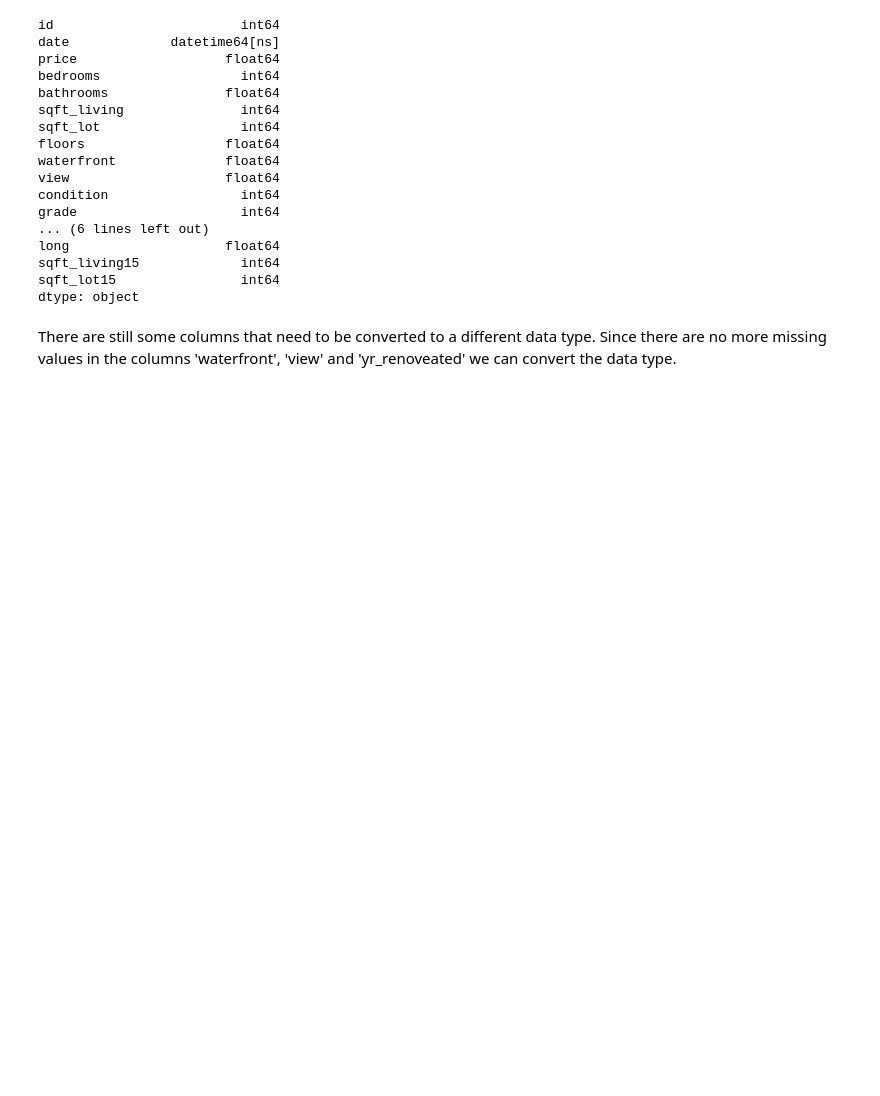
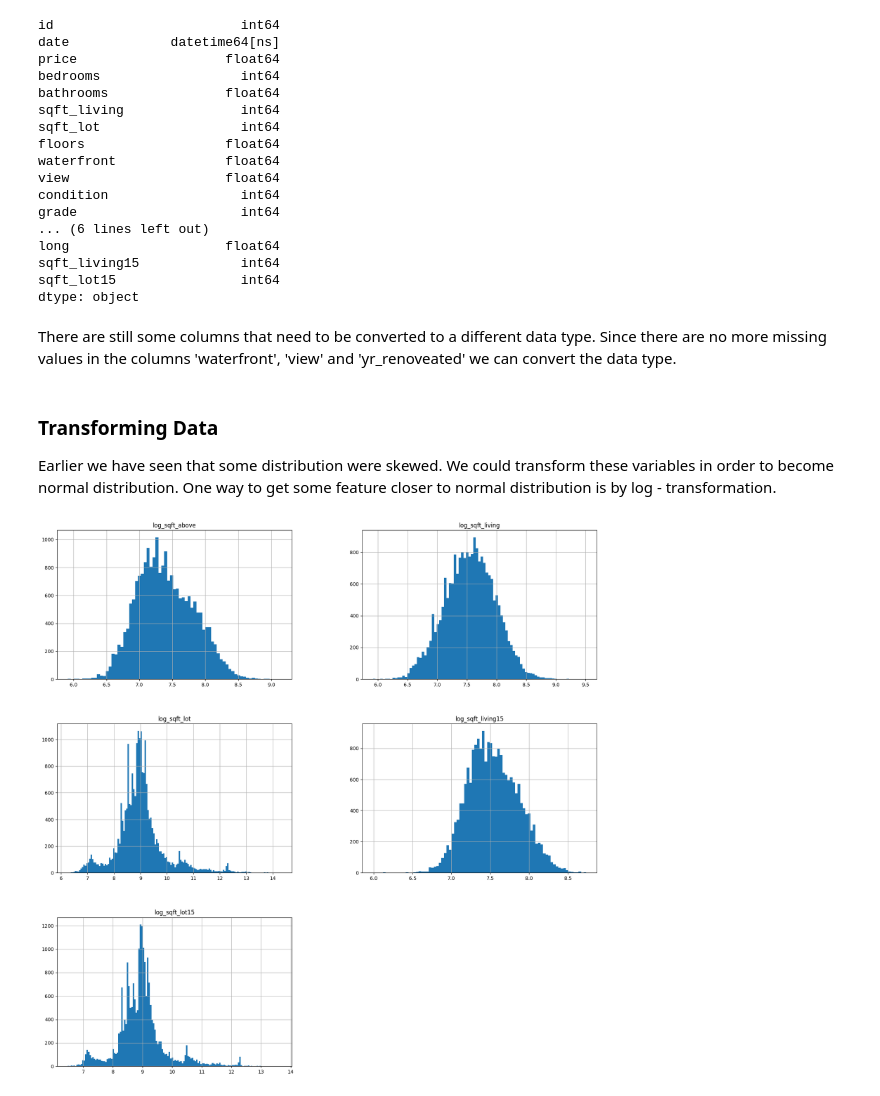
Before and after one commit to rkomitova/EDA-Project, a Jupyter notebook: EDA.ipynb, the cells around one changed output. Drawn from its saved outputs; the diff is of its cells as text; code cells hidden in the pictures; blank space fills up the shorter version.

```diff
--- a/EDA.ipynb
+++ b/EDA.ipynb
@@ -400,3 +409,23 @@ df.view = df.view.astype(int)
 df.yr_renovated = df.yr_renovated.astype(int)
 
 df.dtypes
+# %% [markdown]
+### Transforming Data
+
+Earlier we have seen that some distribution were skewed. We could transform these variables in order to become normal distribution. One way to get some feature closer to normal distribution is by log - transformation.
+# %%
+log_var = ["log_sqft_above", "log_sqft_living", "log_sqft_lot",
+            "log_sqft_living15", "log_sqft_lot15"]
+
+# apply natural logarithm to the columns (the entries in log_var)
+df[log_var] = np.log(df[["sqft_above", "sqft_living", "sqft_lot",
+                          "sqft_living15", "sqft_lot15"]])
+
+# dropping the un-transformed columns
+df.drop(["sqft_above", "sqft_living", "sqft_lot", "sqft_living15",
+         "sqft_lot15"], axis = 1, inplace = True)
+
+# distribution of the transformed data
+df[log_var].hist(bins = "auto", figsize = (20,20));
+# %% [output]
+[figure, added]
```
Also changed, not shown: parts of 3 cells of this notebook.
